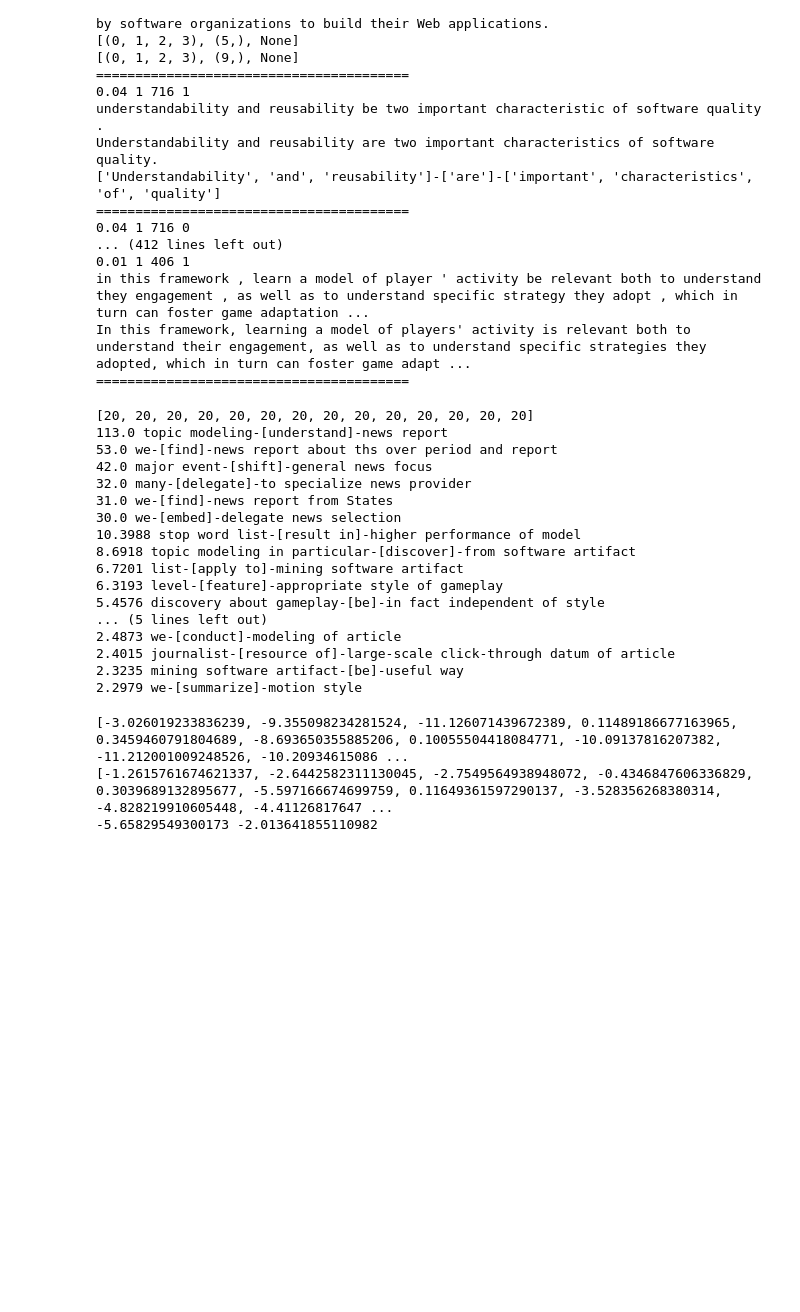
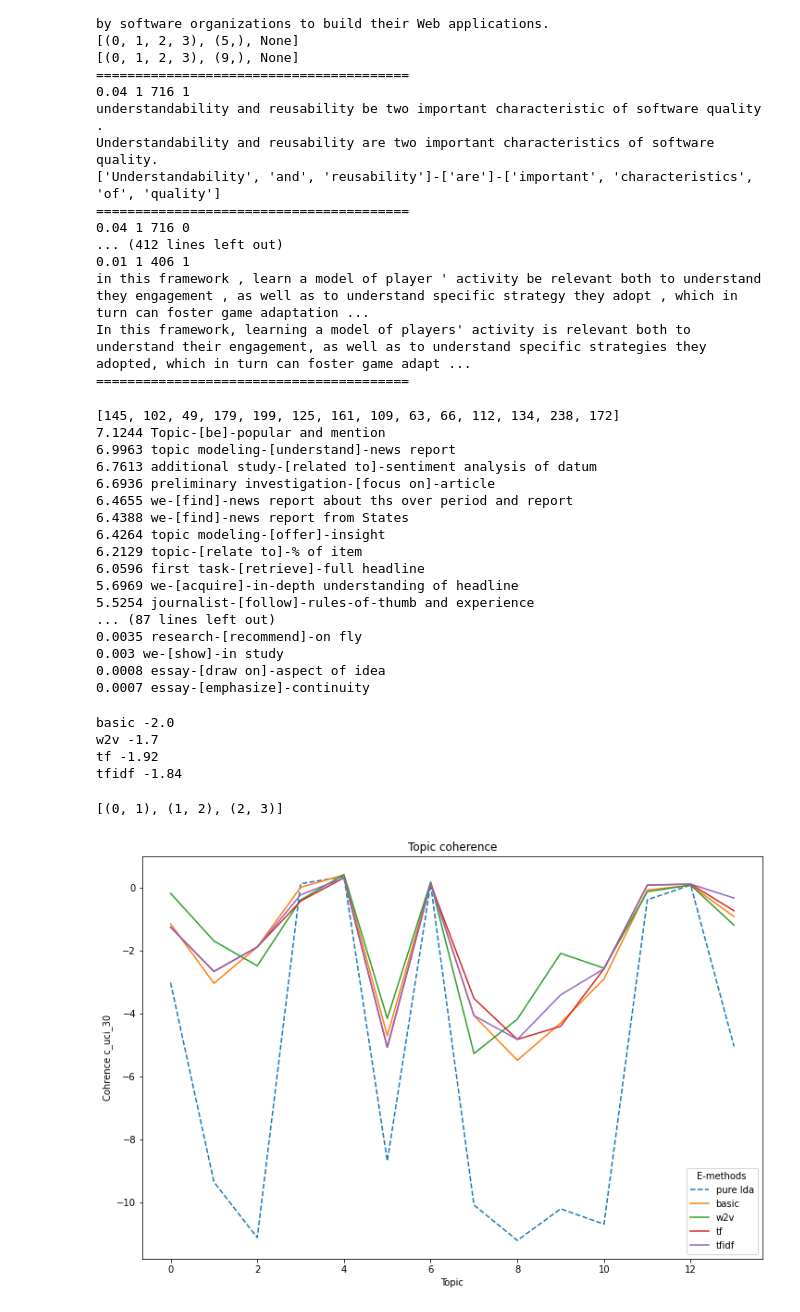
Before and after one commit to brinkpku/extended_lda, a Jupyter notebook: descriptive_statistics.ipynb, the cells around one changed output. Saved outputs shown, nothing was run; the diff lists cells and outputs as text; code cells hidden in the pictures; blank space fills up the shorter version.

```diff
--- a/descriptive_statistics.ipynb
+++ b/descriptive_statistics.ipynb
@@ -184,28 +169,28 @@ in this framework , learn a model of player ' activity be relevant both to under
 In this framework, learning a model of players' activity is relevant both to understand their engagement, as well as to understand specific strategies they adopted, which in turn can foster game adapt ...
 ========================================
 # %%
-extended = relation.extend_lda_results(parse, _input, top_terms, top_docs, terms, "lemma", top_n=-1, score_method="tf")
+extended = relation.extend_lda_results(parse, _input, top_terms, top_docs, terms, "lemma", top_n=-1, score_method="w2v")
 print([len(t) for t in extended])
 for triple in extended[t_idx]:
     print(round(triple[1],4),"{}-[{}]-{}".format(" ".join(triple[0][0])," ".join(triple[0][1])," ".join(triple[0][2])))
 # %% [output]
-[20, 20, 20, 20, 20, 20, 20, 20, 20, 20, 20, 20, 20, 20]
-113.0 topic modeling-[understand]-news report
-53.0 we-[find]-news report about ths over period and report
-42.0 major event-[shift]-general news focus
-32.0 many-[delegate]-to specialize news provider
-31.0 we-[find]-news report from States
-30.0 we-[embed]-delegate news selection
-10.3988 stop word list-[result in]-higher performance of model
-8.6918 topic modeling in particular-[discover]-from software artifact
-6.7201 list-[apply to]-mining software artifact
-6.3193 level-[feature]-appropriate style of gameplay
-5.4576 discovery about gameplay-[be]-in fact independent of style
-... (5 lines left out)
-2.4873 we-[conduct]-modeling of article
-2.4015 journalist-[resource of]-large-scale click-through datum of article
-2.3235 mining software artifact-[be]-useful way
-2.2979 we-[summarize]-motion style
+[145, 102, 49, 179, 199, 125, 161, 109, 63, 66, 112, 134, 238, 172]
+7.1244 Topic-[be]-popular and mention
+6.9963 topic modeling-[understand]-news report
+6.7613 additional study-[related to]-sentiment analysis of datum
+6.6936 preliminary investigation-[focus on]-article
+6.4655 we-[find]-news report about ths over period and report
+6.4388 we-[find]-news report from States
+6.4264 topic modeling-[offer]-insight
+6.2129 topic-[relate to]-% of item
+6.0596 first task-[retrieve]-full headline
+5.6969 we-[acquire]-in-depth understanding of headline
+5.5254 journalist-[follow]-rules-of-thumb and experience
+... (87 lines left out)
+0.0035 research-[recommend]-on fly
+0.003 we-[show]-in study
+0.0008 essay-[draw on]-aspect of idea
+0.0007 essay-[emphasize]-continuity
 # %%
 ws = 30
 measure = "c_uci"
@@ -215,12 +200,21 @@ emethods = ["basic", "w2v", "tf", "tfidf"]
 for e in emethods:
     extended = relation.extend_lda_results(parse, _input, top_terms, top_docs, terms, "lemma", top_n=20, score_method=e)
     new = evaluate.evaluate_triples_by_coherence(extended,vec,terms, topic_word,_input,top_terms,top_docs,measure, window_size=ws, score="tf", add_old=True)
-    print(e, np.mean(new))
+    print(e, round(np.mean(new),2))
     new_coherence.append(new)
 # %% [output]
-[-3.026019233836239, -9.355098234281524, -11.126071439672389, 0.11489186677163965, 0.3459460791804689, -8.693650355885206, 0.10055504418084771, -10.09137816207382, -11.212001009248526, -10.20934615086 ...
-[-1.2615761674621337, -2.6442582311130045, -2.7549564938948072, -0.4346847606336829, 0.3039689132895677, -5.597166674699759, 0.11649361597290137, -3.528356268380314, -4.828219910605448, -4.41126817647 ...
--5.65829549300173 -2.013641855110982
+basic -2.0
+w2v -1.7
+tf -1.92
+tfidf -1.84
+# %%
+list(enumerate([1,2,3]))
+# %% [output]
+[(0, 1), (1, 2), (2, 3)]
+# %%
+evaluate.draw_coherence_line(old, new_coherence, emethods, measure=measure, ws=ws)
+# %% [output]
+[figure, added]
 # %%
 ps = relation.get_phrases_by_pattern(parse)
 sorted(dict(Counter([" ".join(x) for x in ps])).items(), key=lambda x:x[1], reverse=True)
```
Also changed, not shown: parts of 4 cells of this notebook, 1 other file.
